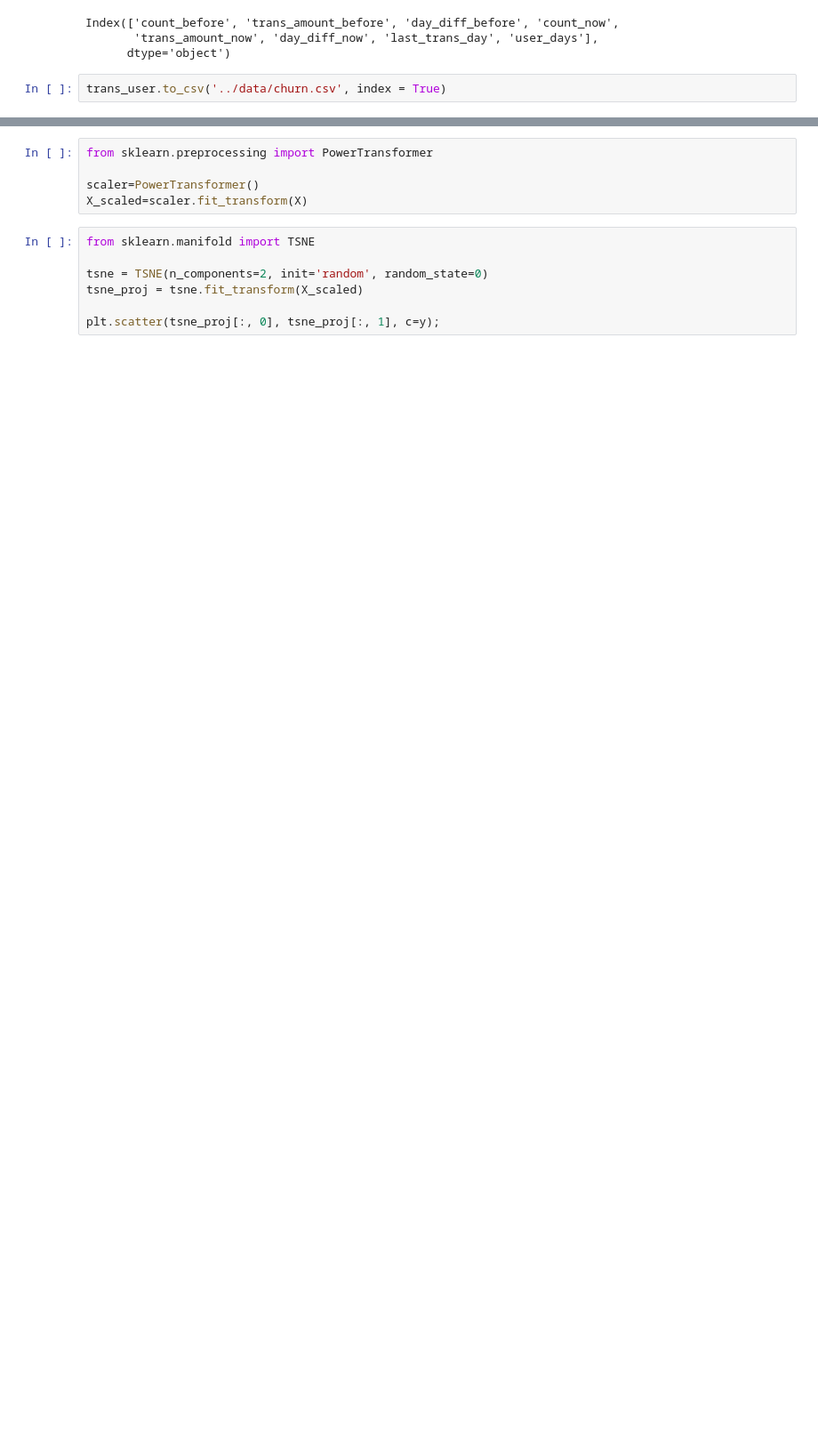
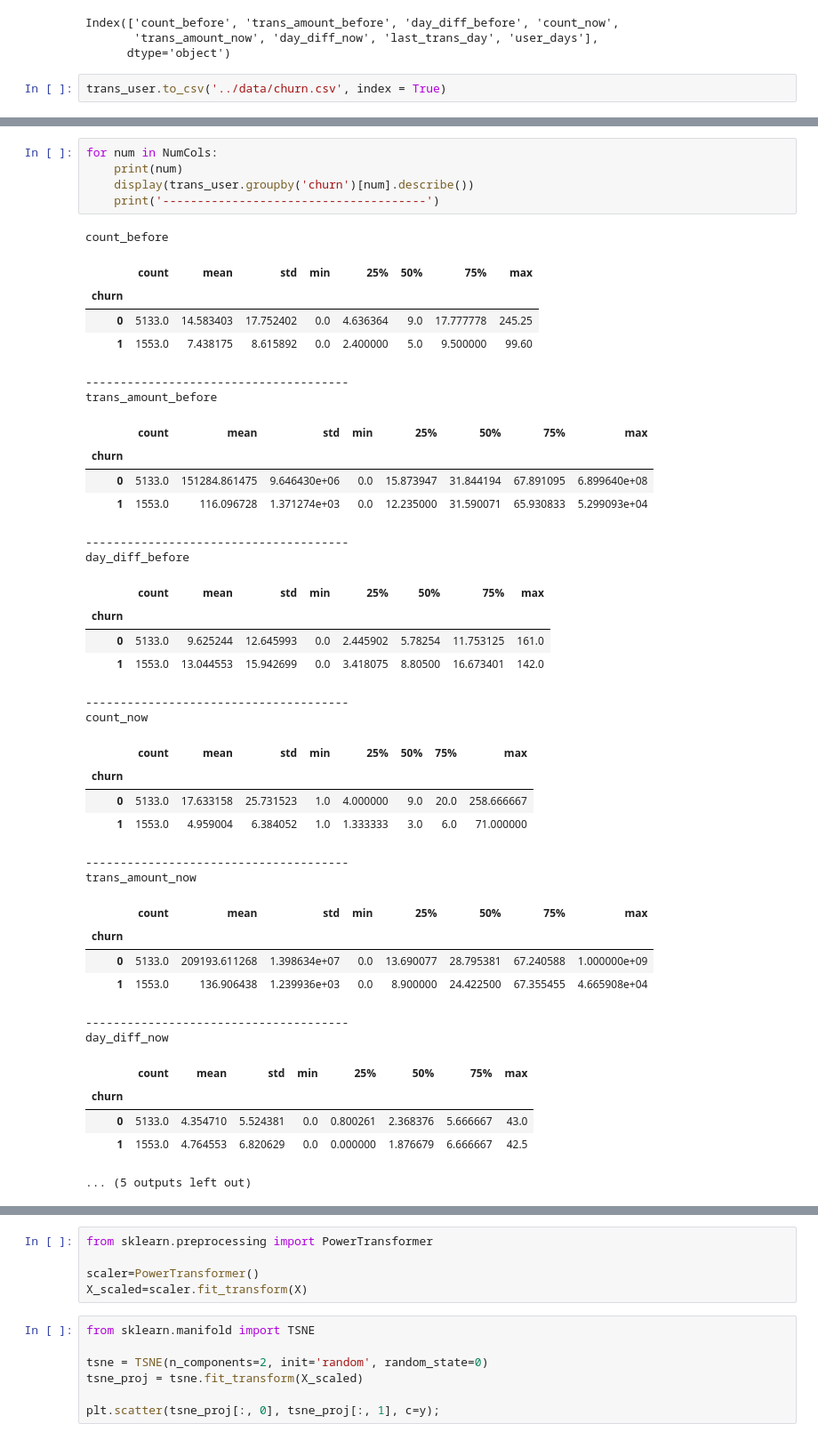
Before and after one commit to binxuankong/machine-learning-functions, a Jupyter notebook: Projects/E-Commerce/notebooks/CIMB5_03_Churn2.ipynb, the cells around one changed output, grey strips where cells are left out. Shown at 89% size. Saved outputs shown, nothing was run; the diff lists cells and outputs as text; blank space fills up the shorter version.

```diff
--- a/Projects/E-Commerce/notebooks/CIMB5_03_Churn2.ipynb
+++ b/Projects/E-Commerce/notebooks/CIMB5_03_Churn2.ipynb
@@ -163 +161,43 @@ fig.tight_layout();
+# %%
+for num in NumCols:
+    print(num)
+    display(trans_user.groupby('churn')[num].describe())
+    print('--------------------------------------')
+# %% [output]
+count_before
+|  | count | mean | std | min | 25% | 50% | 75% | max |
+| churn |  |  |  |  |  |  |  |  |
+| 0 | 5133.0 | 14.583403 | 17.752402 | 0.0 | 4.636364 | 9.0 | 17.777778 | 245.25 |
+| 1 | 1553.0 | 7.438175 | 8.615892 | 0.0 | 2.400000 | 5.0 | 9.500000 | 99.60 |
+--------------------------------------
+trans_amount_before
+|  | count | mean | std | min | 25% | 50% | 75% | max |
+| churn |  |  |  |  |  |  |  |  |
+| 0 | 5133.0 | 151284.861475 | 9.646430e+06 | 0.0 | 15.873947 | 31.844194 | 67.891095 | 6.899640e+08 |
+| 1 | 1553.0 | 116.096728 | 1.371274e+03 | 0.0 | 12.235000 | 31.590071 | 65.930833 | 5.299093e+04 |
+--------------------------------------
+day_diff_before
+|  | count | mean | std | min | 25% | 50% | 75% | max |
+| churn |  |  |  |  |  |  |  |  |
+| 0 | 5133.0 | 9.625244 | 12.645993 | 0.0 | 2.445902 | 5.78254 | 11.753125 | 161.0 |
+| 1 | 1553.0 | 13.044553 | 15.942699 | 0.0 | 3.418075 | 8.80500 | 16.673401 | 142.0 |
+--------------------------------------
+count_now
+|  | count | mean | std | min | 25% | 50% | 75% | max |
+| churn |  |  |  |  |  |  |  |  |
+| 0 | 5133.0 | 17.633158 | 25.731523 | 1.0 | 4.000000 | 9.0 | 20.0 | 258.666667 |
+| 1 | 1553.0 | 4.959004 | 6.384052 | 1.0 | 1.333333 | 3.0 | 6.0 | 71.000000 |
+--------------------------------------
+trans_amount_now
+|  | count | mean | std | min | 25% | 50% | 75% | max |
+| churn |  |  |  |  |  |  |  |  |
+| 0 | 5133.0 | 209193.611268 | 1.398634e+07 | 0.0 | 13.690077 | 28.795381 | 67.240588 | 1.000000e+09 |
+| 1 | 1553.0 | 136.906438 | 1.239936e+03 | 0.0 | 8.900000 | 24.422500 | 67.355455 | 4.665908e+04 |
+--------------------------------------
+day_diff_now
+|  | count | mean | std | min | 25% | 50% | 75% | max |
+| churn |  |  |  |  |  |  |  |  |
+| 0 | 5133.0 | 4.354710 | 5.524381 | 0.0 | 0.800261 | 2.368376 | 5.666667 | 43.0 |
+| 1 | 1553.0 | 4.764553 | 6.820629 | 0.0 | 0.000000 | 1.876679 | 6.666667 | 42.5 |
+... (5 outputs left out)
 # %%
```
Also changed, not shown: parts of 20 cells of this notebook.
